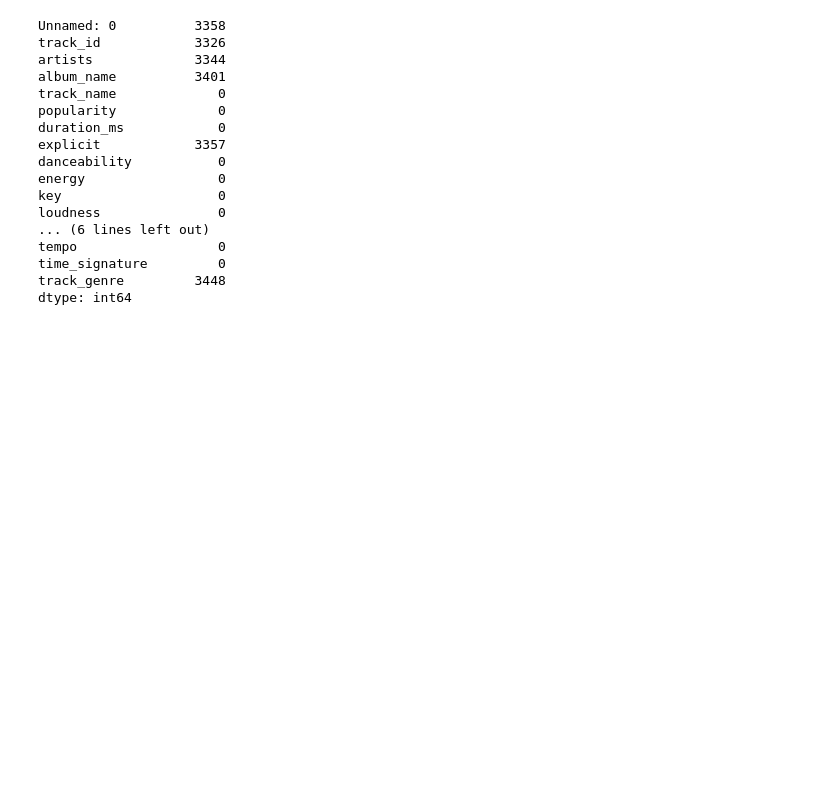
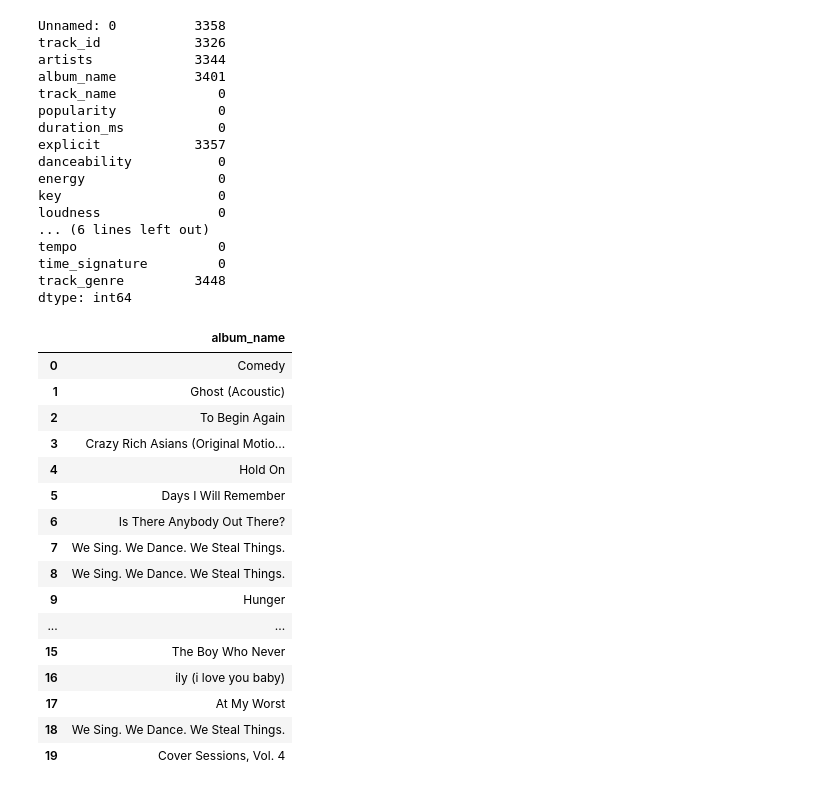
Before and after one commit to elifnuryaygin03/elifnuryaygin, a Jupyter notebook: notebook3b8a5575bd.ipynb, the cells around one changed output. Drawn from its saved outputs; the diff is of its cells as text; code cells hidden in the pictures; blank space fills up the shorter version.

```diff
--- a/notebook3b8a5575bd.ipynb
+++ b/notebook3b8a5575bd.ipynb
@@ -607,3 +607,23 @@ tempo                  0
 time_signature         0
 track_genre         3448
 dtype: int64
+# %%
+df_fillna[["album_name"]][:20]
+# %% [output]
+|  | album_name |
+| 0 | Comedy |
+| 1 | Ghost (Acoustic) |
+| 2 | To Begin Again |
+| 3 | Crazy Rich Asians (Original Motio... |
+| 4 | Hold On |
+| 5 | Days I Will Remember |
+| 6 | Is There Anybody Out There? |
+| 7 | We Sing. We Dance. We Steal Things. |
+| 8 | We Sing. We Dance. We Steal Things. |
+| 9 | Hunger |
+| ... | ... |
+| 15 | The Boy Who Never |
+| 16 | ily (i love you baby) |
+| 17 | At My Worst |
+| 18 | We Sing. We Dance. We Steal Things. |
+| 19 | Cover Sessions, Vol. 4 |
```
